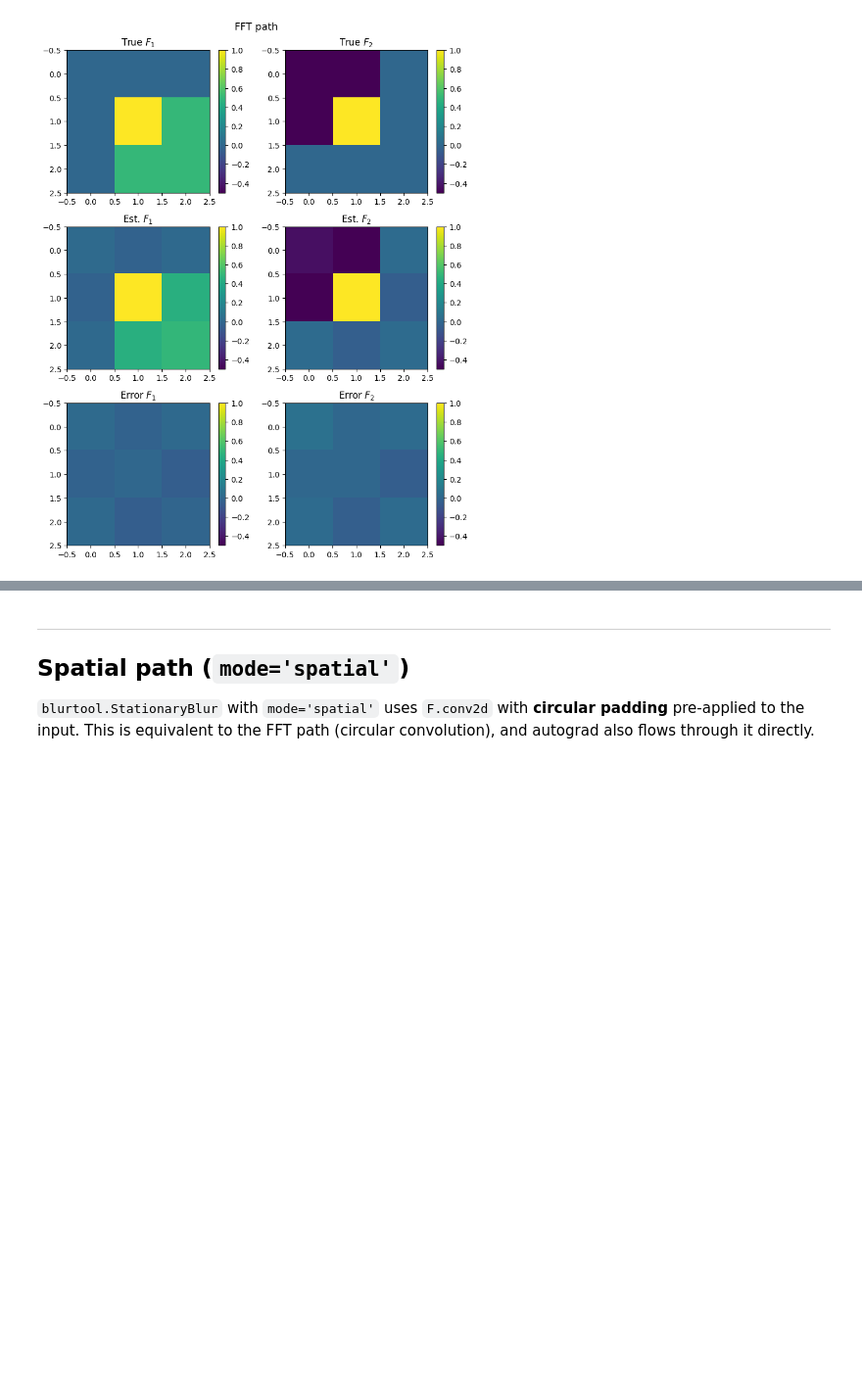
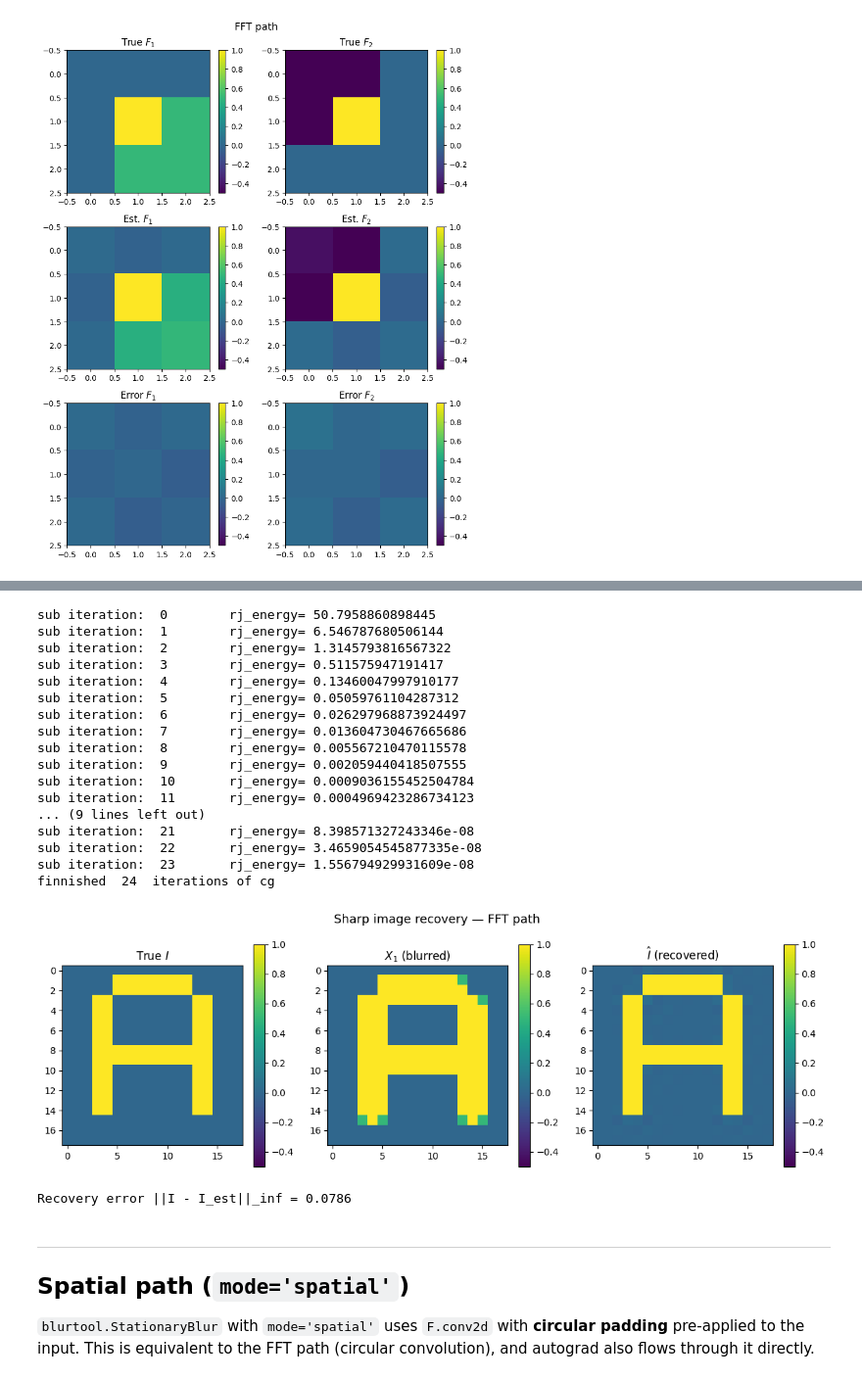
Before and after one commit to mlbj/blurtool, a Jupyter notebook: multichannel_blind_deblur.ipynb, the cells around one changed output, grey strips where cells are left out. Shown at 98% size. Drawn from its saved outputs; the diff is of its cells as text; code cells hidden in the pictures; blank space fills up the shorter version.

Commit message:
add sharp image recovery via l2CGDeblur for both paths

```diff
--- a/multichannel_blind_deblur.ipynb
+++ b/multichannel_blind_deblur.ipynb
@@ -222,3 +226,42 @@ plot_results(k1_est_fft, k2_est_fft, suptitle='FFT path')
+# %%
+blur_fft = blurtool.StationaryBlur(k1_est_fft, mode='fft')
+deblur_pars_fft = {'niter': 30, 'lamb': torch.tensor(1e-3)}
+I_est_fft = blurtool.l2CGDeblur(blur_fft, deblur_pars_fft).forward(X1_fft, normalize=False, debug=False)
+
+fig, axes = plt.subplots(1, 3, figsize=(12, 4))
+fig.suptitle('Sharp image recovery — FFT path', fontsize=13)
+for ax, data, title in [
+    (axes[0], I_np,               'True $I$'),
+    (axes[1], X1_fft.numpy(),     '$X_1$ (blurred)'),
+    (axes[2], I_est_fft.numpy(),  '$\hat{I}$ (recovered)'),
+]:
+    im = ax.imshow(data, cmap='viridis', vmin=vmin, vmax=vmax)
+    ax.set_title(title)
+    plt.colorbar(im, ax=ax)
+plt.tight_layout()
+plt.show()
+
+print(f'Recovery error ||I - I_est||_inf = {(I - I_est_fft).abs().max().item():.4f}')
+# %% [output]
+sub iteration:  0        rj_energy= 50.7958860898445
+sub iteration:  1        rj_energy= 6.546787680506144
+sub iteration:  2        rj_energy= 1.3145793816567322
+sub iteration:  3        rj_energy= 0.511575947191417
+sub iteration:  4        rj_energy= 0.13460047997910177
+sub iteration:  5        rj_energy= 0.05059761104287312
+sub iteration:  6        rj_energy= 0.026297968873924497
+sub iteration:  7        rj_energy= 0.013604730467665686
+sub iteration:  8        rj_energy= 0.005567210470115578
+sub iteration:  9        rj_energy= 0.002059440418507555
+sub iteration:  10       rj_energy= 0.0009036155452504784
+sub iteration:  11       rj_energy= 0.0004969423286734123
+... (9 lines left out)
+sub iteration:  21       rj_energy= 8.398571327243346e-08
+sub iteration:  22       rj_energy= 3.4659054545877335e-08
+sub iteration:  23       rj_energy= 1.556794929931609e-08
+finnished  24  iterations of cg
+[figure, added]
+Recovery error ||I - I_est||_inf = 0.0786
 # %% [markdown]
 ---
 ## Spatial path  (`mode='spatial'`)
```
Also changed, not shown: parts of 3 cells of this notebook.
